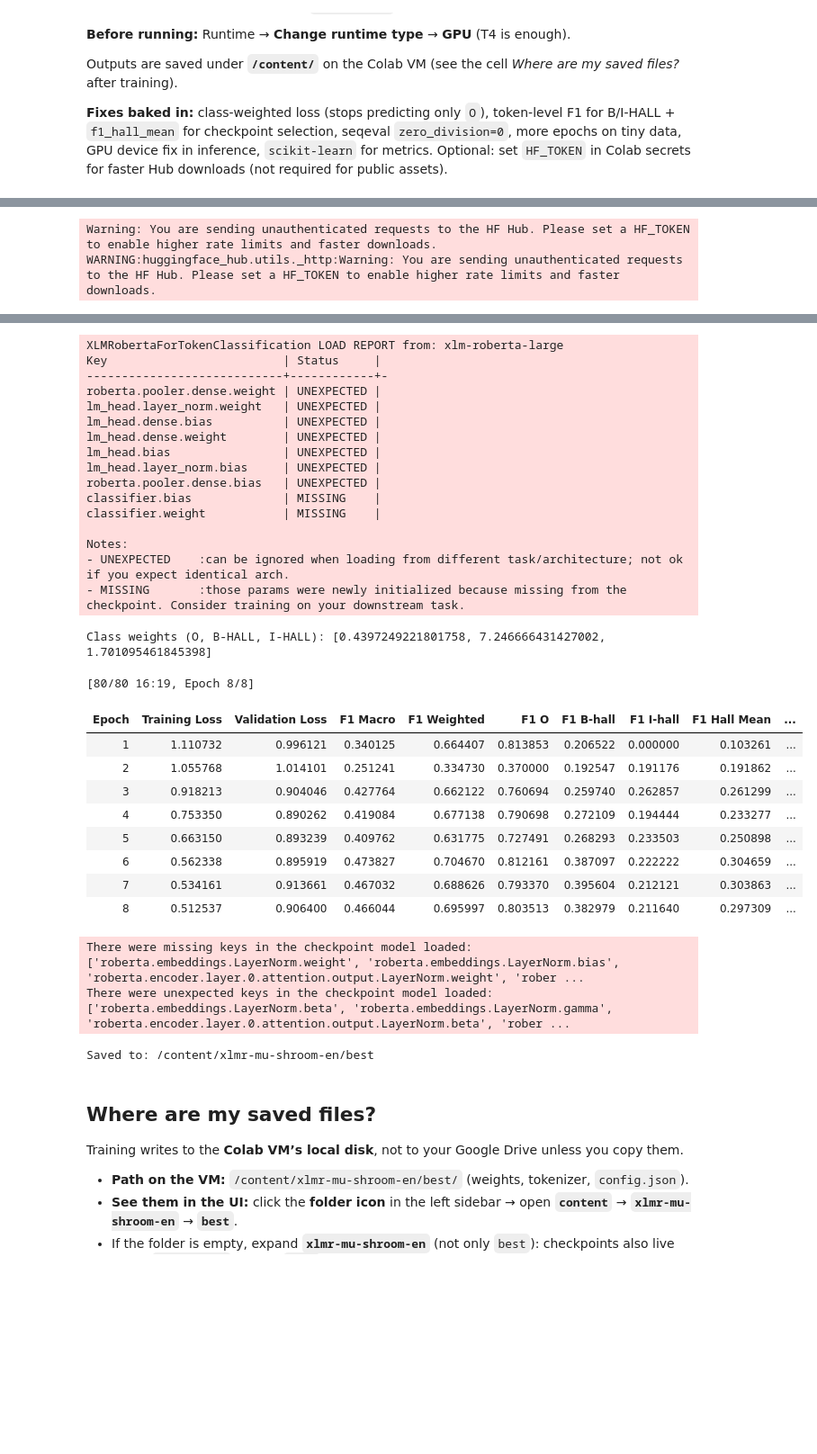
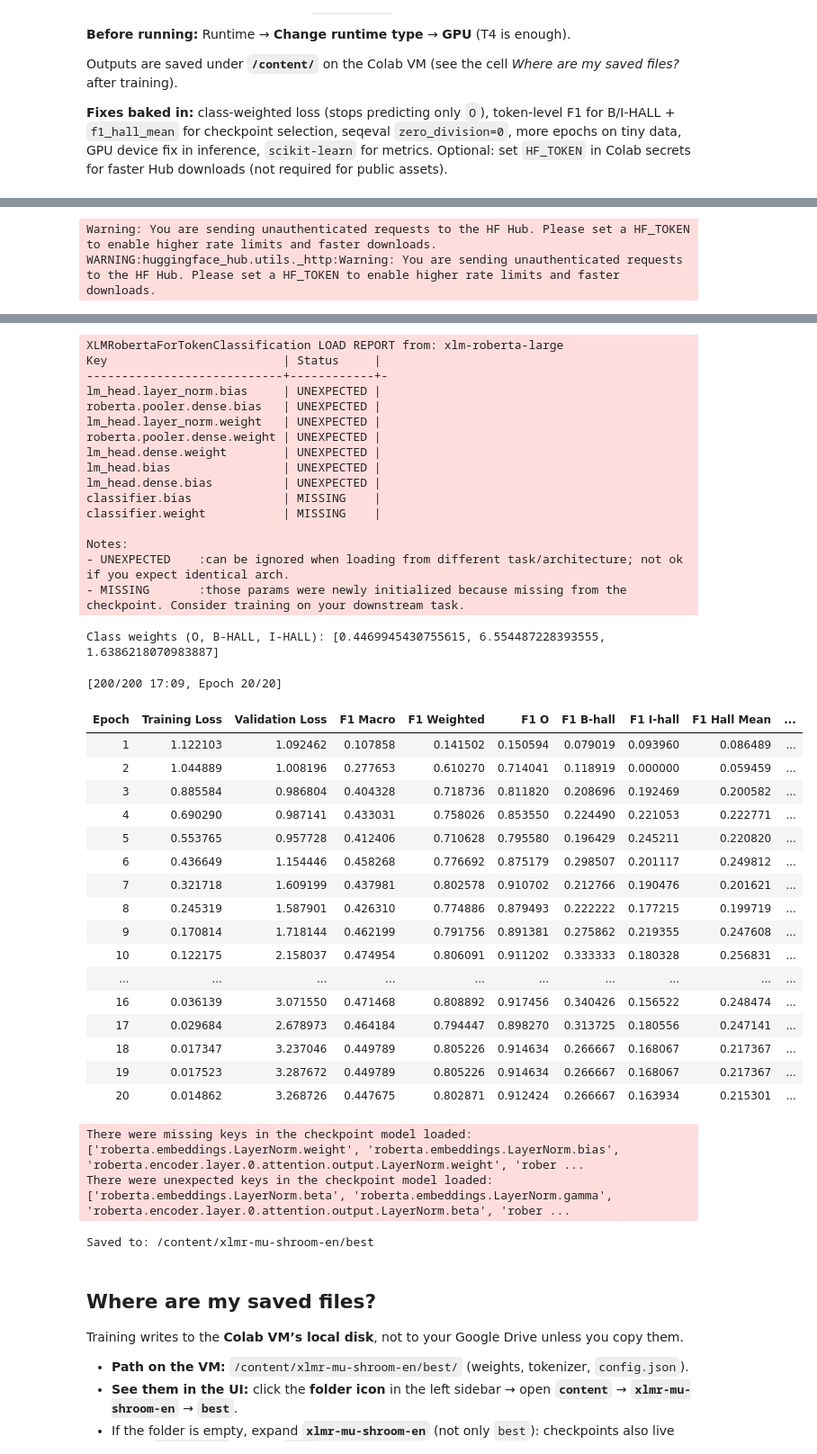
Before and after one commit to nabeelarshad9/nlp-project-hall-multlang, a Jupyter notebook: Fine_Tuning.ipynb, the cells around one changed output, grey strips where cells are left out. Shown at 90% size. Cells and saved outputs as stored; diff of their text form; code cells hidden in the pictures; blank space fills up the shorter version.

Commit message:
added official scoring check, changed parameters to get higher scores on Colab

```diff
--- a/Fine_Tuning.ipynb
+++ b/Fine_Tuning.ipynb
@@ -46,9 +46,9 @@ OUTPUT_DIR = "/content/xlmr-mu-shroom-en"
 os.makedirs(OUTPUT_DIR, exist_ok=True)
 
 MODEL_NAME = "xlm-roberta-large"
-MAX_LENGTH = 256
-SEED = 42
-NUM_EPOCHS = 8  # small data — a few more epochs help minority classes
+MAX_LENGTH = 512  # Increased to handle longer texts
+SEED = 1234       # New seed for different random initialization
+NUM_EPOCHS = 20   # Increased epochs (best checkpoint is saved anyway)
 
 label_list = ["O", "B-HALL", "I-HALL"]
 label2id = {l: i for i, l in enumerate(label_list)}
@@ -121,6 +121,7 @@ def make_training_args(output_dir, train_bs, eval_bs, epochs, lr, wd, seed, use_
         fp16=use_fp16,
         seed=seed,
         report_to="none",
+        save_total_limit=2,  # Added to prevent disk space issues
     )
     if "evaluation_strategy" in p:
         kw["evaluation_strategy"] = "epoch"
@@ -170,9 +171,9 @@ tokenizer = AutoTokenizer.from_pretrained(MODEL_NAME, use_fast=True)
 ds = load_english_mu_shroom()
 print(ds)
 
-tmp = ds["validation"].train_test_split(test_size=0.2, seed=SEED)
+tmp = ds["validation"].train_test_split(test_size=0.2, seed=SEED) # 20% test size to boost training data slightly
 train_split = tmp["train"]
-eval_split = tmp["test"]  # held-out 20% of labeled validation (no overlap with train)
+eval_split = tmp["test"]  # held-out validation (no overlap with train)
 
 text_col, spans_col = "model_output_text", "hard_labels"
 
@@ -302,47 +303,55 @@ Please note that authentication is recommended but still optional to access publ
   warnings.warn(
 Warning: You are sending unauthenticated requests to the HF Hub. Please set a HF_TOKEN to enable higher rate limits and faster downloads.
 WARNING:huggingface_hub.utils._http:Warning: You are sending unauthenticated requests to the HF Hub. Please set a HF_TOKEN to enable higher rate limits and faster downloads.
 DatasetDict({
     train_unlabeled: Dataset({
         features: ['id', 'lang', 'model_input', 'model_output_text', 'model_id', 'wikipedia_url', 'soft_labels', 'hard_labels', 'model_output_logits', 'model_output_tokens', 'annotations'],
         num_rows: 809
     })
     validation: Dataset({
         features: ['id', 'lang', 'model_input', 'model_output_text', 'model_id', 'wikipedia_url', 'soft_labels', 'hard_labels', 'model_output_logits', 'model_output_tokens', 'annotations'],
         num_rows: 50
     })
     test: Dataset({
         features: ['id', 'lang', 'model_input', 'model_output_text', 'model_id', 'wikipedia_url', 'soft_labels', 'hard_labels', 'model_output_logits', 'model_output_tokens', 'annotations'],
         num_rows: 154
     })
 })
 XLMRobertaForTokenClassification LOAD REPORT from: xlm-roberta-large
 Key                         | Status     |
 ----------------------------+------------+-
+lm_head.layer_norm.bias     | UNEXPECTED |
+roberta.pooler.dense.bias   | UNEXPECTED |
+lm_head.layer_norm.weight   | UNEXPECTED |
 roberta.pooler.dense.weight | UNEXPECTED |
-lm_head.layer_norm.weight   | UNEXPECTED |
-lm_head.dense.bias          | UNEXPECTED |
 lm_head.dense.weight        | UNEXPECTED |
 lm_head.bias                | UNEXPECTED |
-lm_head.layer_norm.bias     | UNEXPECTED |
-roberta.pooler.dense.bias   | UNEXPECTED |
+lm_head.dense.bias          | UNEXPECTED |
 classifier.bias             | MISSING    |
 classifier.weight           | MISSING    |
 
 Notes:
 - UNEXPECTED    :can be ignored when loading from different task/architecture; not ok if you expect identical arch.
 - MISSING       :those params were newly initialized because missing from the checkpoint. Consider training on your downstream task.
-Class weights (O, B-HALL, I-HALL): [0.4397249221801758, 7.246666431427002, 1.701095461845398]
+Class weights (O, B-HALL, I-HALL): [0.4469945430755615, 6.554487228393555, 1.6386218070983887]
-[80/80 16:19, Epoch 8/8]
+[200/200 17:09, Epoch 20/20]
 | Epoch | Training Loss | Validation Loss | F1 Macro | F1 Weighted | F1 O | F1 B-hall | F1 I-hall | F1 Hall Mean | ... |
-| 1 | 1.110732 | 0.996121 | 0.340125 | 0.664407 | 0.813853 | 0.206522 | 0.000000 | 0.103261 | ... |
-| 2 | 1.055768 | 1.014101 | 0.251241 | 0.334730 | 0.370000 | 0.192547 | 0.191176 | 0.191862 | ... |
-| 3 | 0.918213 | 0.904046 | 0.427764 | 0.662122 | 0.760694 | 0.259740 | 0.262857 | 0.261299 | ... |
-| 4 | 0.753350 | 0.890262 | 0.419084 | 0.677138 | 0.790698 | 0.272109 | 0.194444 | 0.233277 | ... |
-| 5 | 0.663150 | 0.893239 | 0.409762 | 0.631775 | 0.727491 | 0.268293 | 0.233503 | 0.250898 | ... |
-| 6 | 0.562338 | 0.895919 | 0.473827 | 0.704670 | 0.812161 | 0.387097 | 0.222222 | 0.304659 | ... |
-| 7 | 0.534161 | 0.913661 | 0.467032 | 0.688626 | 0.793370 | 0.395604 | 0.212121 | 0.303863 | ... |
-| 8 | 0.512537 | 0.906400 | 0.466044 | 0.695997 | 0.803513 | 0.382979 | 0.211640 | 0.297309 | ... |
+| 1 | 1.122103 | 1.092462 | 0.107858 | 0.141502 | 0.150594 | 0.079019 | 0.093960 | 0.086489 | ... |
+| 2 | 1.044889 | 1.008196 | 0.277653 | 0.610270 | 0.714041 | 0.118919 | 0.000000 | 0.059459 | ... |
+| 3 | 0.885584 | 0.986804 | 0.404328 | 0.718736 | 0.811820 | 0.208696 | 0.192469 | 0.200582 | ... |
+| 4 | 0.690290 | 0.987141 | 0.433031 | 0.758026 | 0.853550 | 0.224490 | 0.221053 | 0.222771 | ... |
+| 5 | 0.553765 | 0.957728 | 0.412406 | 0.710628 | 0.795580 | 0.196429 | 0.245211 | 0.220820 | ... |
+| 6 | 0.436649 | 1.154446 | 0.458268 | 0.776692 | 0.875179 | 0.298507 | 0.201117 | 0.249812 | ... |
+| 7 | 0.321718 | 1.609199 | 0.437981 | 0.802578 | 0.910702 | 0.212766 | 0.190476 | 0.201621 | ... |
+| 8 | 0.245319 | 1.587901 | 0.426310 | 0.774886 | 0.879493 | 0.222222 | 0.177215 | 0.199719 | ... |
+| 9 | 0.170814 | 1.718144 | 0.462199 | 0.791756 | 0.891381 | 0.275862 | 0.219355 | 0.247608 | ... |
+| 10 | 0.122175 | 2.158037 | 0.474954 | 0.806091 | 0.911202 | 0.333333 | 0.180328 | 0.256831 | ... |
+| ... | ... | ... | ... | ... | ... | ... | ... | ... | ... |
+| 16 | 0.036139 | 3.071550 | 0.471468 | 0.808892 | 0.917456 | 0.340426 | 0.156522 | 0.248474 | ... |
+| 17 | 0.029684 | 2.678973 | 0.464184 | 0.794447 | 0.898270 | 0.313725 | 0.180556 | 0.247141 | ... |
+| 18 | 0.017347 | 3.237046 | 0.449789 | 0.805226 | 0.914634 | 0.266667 | 0.168067 | 0.217367 | ... |
+| 19 | 0.017523 | 3.287672 | 0.449789 | 0.805226 | 0.914634 | 0.266667 | 0.168067 | 0.217367 | ... |
+| 20 | 0.014862 | 3.268726 | 0.447675 | 0.802871 | 0.912424 | 0.266667 | 0.163934 | 0.215301 | ... |
 There were missing keys in the checkpoint model loaded: ['roberta.embeddings.LayerNorm.weight', 'roberta.embeddings.LayerNorm.bias', 'roberta.encoder.layer.0.attention.output.LayerNorm.weight', 'rober ...
 There were unexpected keys in the checkpoint model loaded: ['roberta.embeddings.LayerNorm.beta', 'roberta.embeddings.LayerNorm.gamma', 'roberta.encoder.layer.0.attention.output.LayerNorm.beta', 'rober ...
 Saved to: /content/xlmr-mu-shroom-en/best
```
Also changed, not shown: parts of 8 cells of this notebook.
